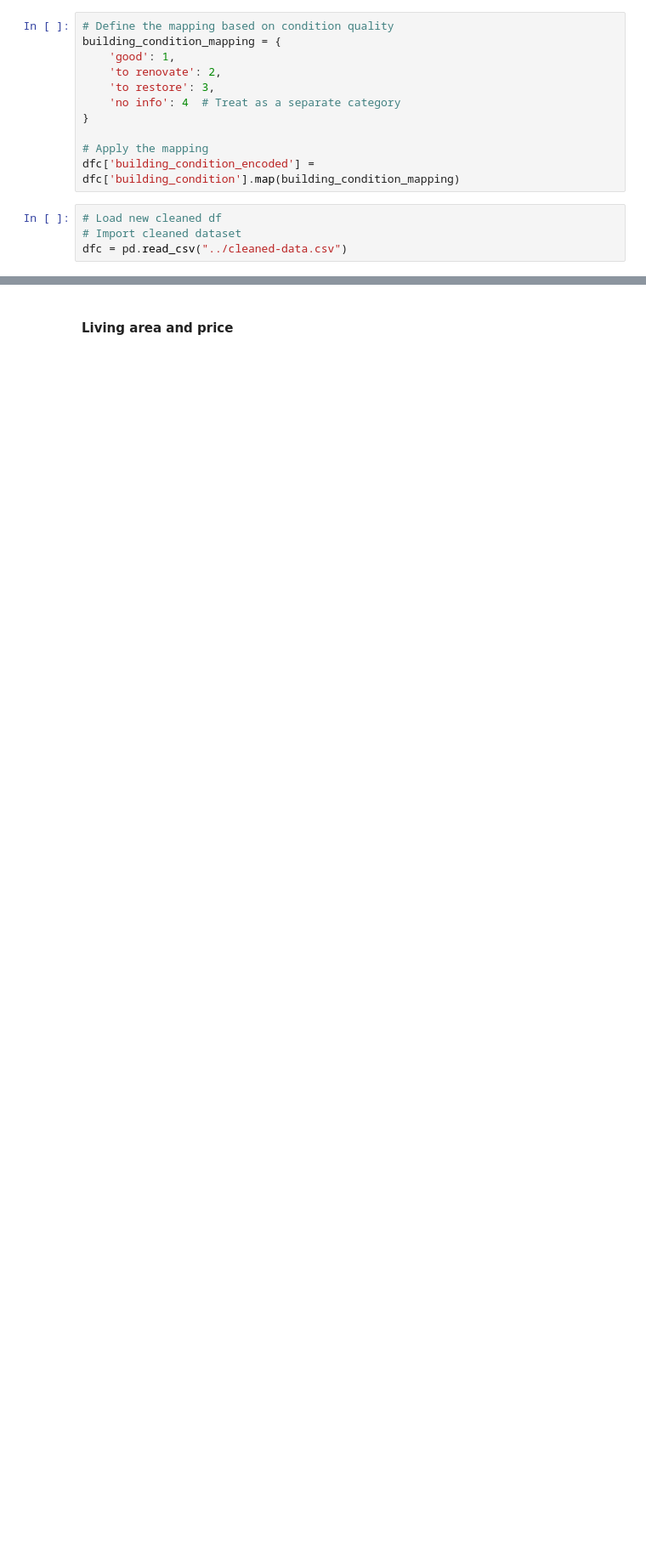
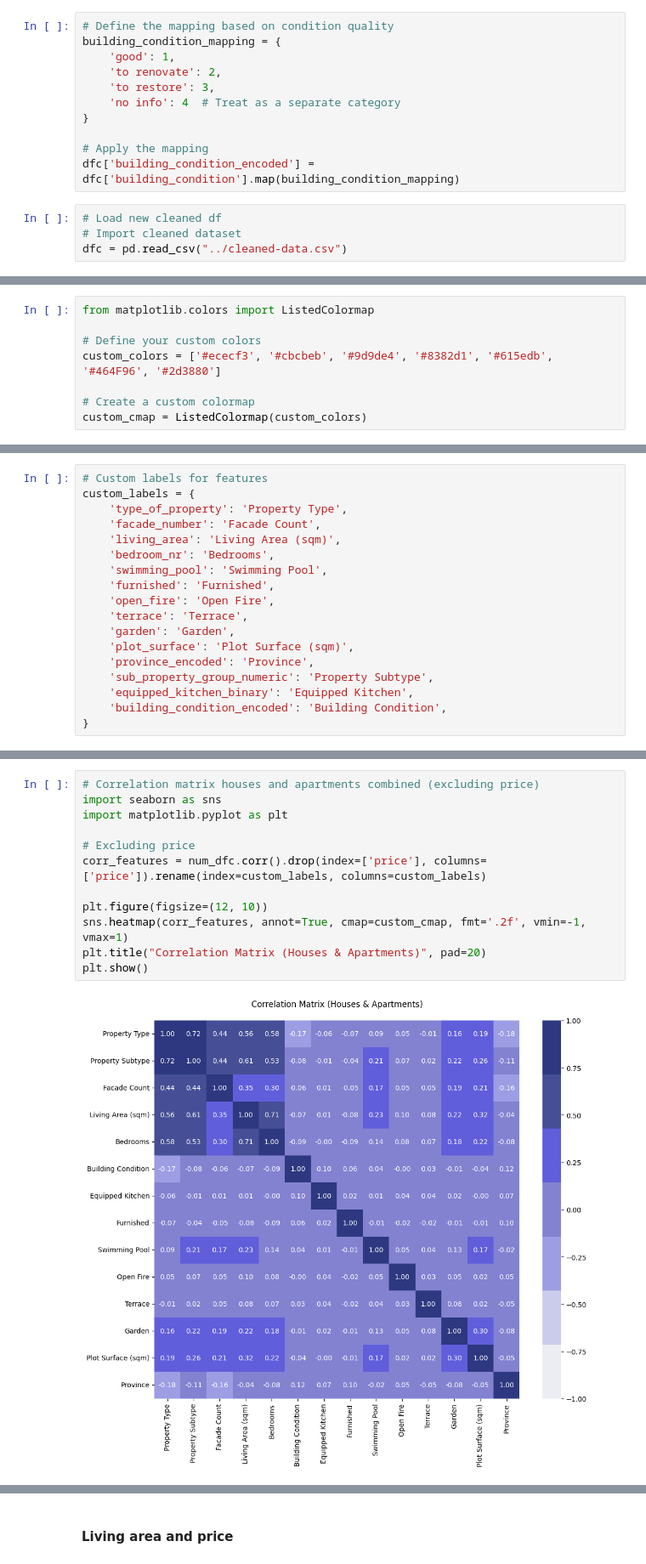
Before and after one commit to Alkszo/immo_eliza_analysis, a Jupyter notebook: notebooks/Miriam-notebook.ipynb, the cells around one changed output, grey strips where cells are left out. Shown at 85% size. Saved outputs shown, nothing was run; the diff lists cells and outputs as text; blank space fills up the shorter version.

```diff
--- a/notebooks/Miriam-notebook.ipynb
+++ b/notebooks/Miriam-notebook.ipynb
@@ -418,0 +541,8 @@ dfc = pd.read_csv("../cleaned-data.csv")
+# %%
+from matplotlib.colors import ListedColormap
+
+# Define your custom colors
+custom_colors = ['#ececf3', '#cbcbeb', '#9d9de4', '#8382d1', '#615edb', '#464F96', '#2d3880']
+
+# Create a custom colormap
+custom_cmap = ListedColormap(custom_colors)
@@ -418,0 +551,18 @@ dfc = pd.read_csv("../cleaned-data.csv")
+# %%
+# Custom labels for features
+custom_labels = {
+    'type_of_property': 'Property Type',
+    'facade_number': 'Facade Count',
+    'living_area': 'Living Area (sqm)',
+    'bedroom_nr': 'Bedrooms',
+    'swimming_pool': 'Swimming Pool',
+    'furnished': 'Furnished',
+    'open_fire': 'Open Fire',
+    'terrace': 'Terrace',
+    'garden': 'Garden',
+    'plot_surface': 'Plot Surface (sqm)',
+    'province_encoded': 'Province',
+    'sub_property_group_numeric': 'Property Subtype',
+    'equipped_kitchen_binary': 'Equipped Kitchen',
+    'building_condition_encoded': 'Building Condition',
+}
@@ -418,0 +587,14 @@ dfc = pd.read_csv("../cleaned-data.csv")
+# %%
+# Correlation matrix houses and apartments combined (excluding price)
+import seaborn as sns
+import matplotlib.pyplot as plt
+
+# Excluding price
+corr_features = num_dfc.corr().drop(index=['price'], columns=['price']).rename(index=custom_labels, columns=custom_labels)
+
+plt.figure(figsize=(12, 10))
+sns.heatmap(corr_features, annot=True, cmap=custom_cmap, fmt='.2f', vmin=-1, vmax=1)
+plt.title("Correlation Matrix (Houses & Apartments)", pad=20)
+plt.show()
+# %% [output]
+[figure, added]
```
Also changed, not shown: parts of 92 cells of this notebook.
